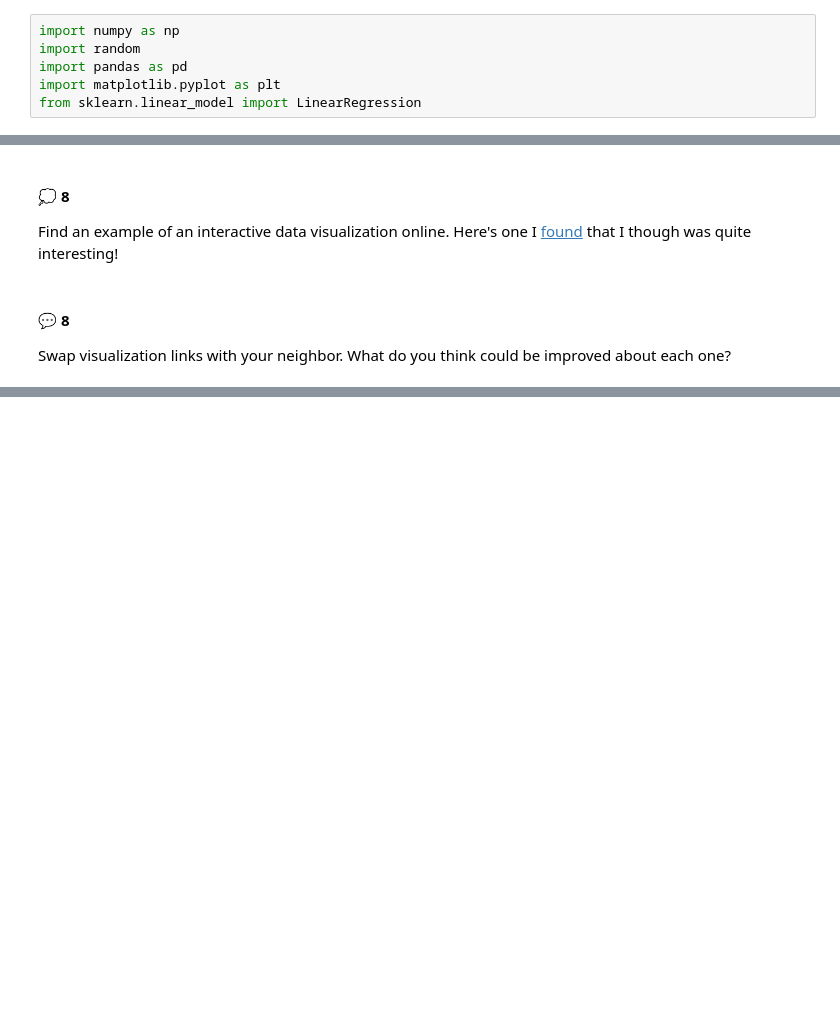
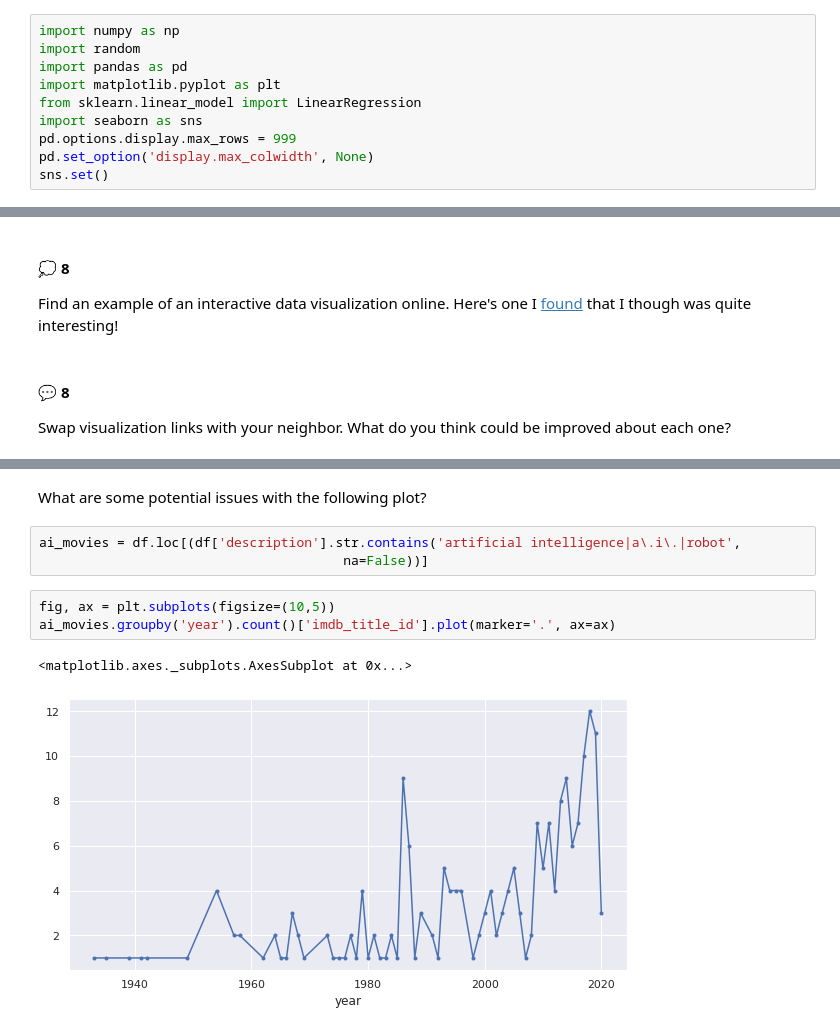
Before and after one commit to wesleybeckner/technin510, a Jupyter notebook: technin510/Week 2/Technin510_S2_What_is_Data_Science.ipynb, the cells around one changed output, grey strips where cells are left out. Cells and saved outputs as stored; diff of their text form; blank space fills up the shorter version.

```diff
--- a/technin510/Week 2/Technin510_S2_What_is_Data_Science.ipynb
+++ b/technin510/Week 2/Technin510_S2_What_is_Data_Science.ipynb
@@ -29,6 +31,10 @@ import random
 import pandas as pd
 import matplotlib.pyplot as plt
 from sklearn.linear_model import LinearRegression
+import seaborn as sns
+pd.options.display.max_rows = 999
+pd.set_option('display.max_colwidth', None)
+sns.set()
 # %% [markdown]
 ## Importing Data
 
@@ -284,0 +314,11 @@ Swap visualization links with your neighbor. What do you think could be improved
+# %% [markdown]
+What are some potential issues with the following plot?
+# %%
+ai_movies = df.loc[(df['description'].str.contains('artificial intelligence|a\.i\.|robot',
+                                       na=False))]
+# %%
+fig, ax = plt.subplots(figsize=(10,5))
+ai_movies.groupby('year').count()['imdb_title_id'].plot(marker='.', ax=ax)
+# %% [output]
+<matplotlib.axes._subplots.AxesSubplot at 0x...>
+[figure, added]
```
Also changed, not shown: parts of 12 cells of this notebook.
